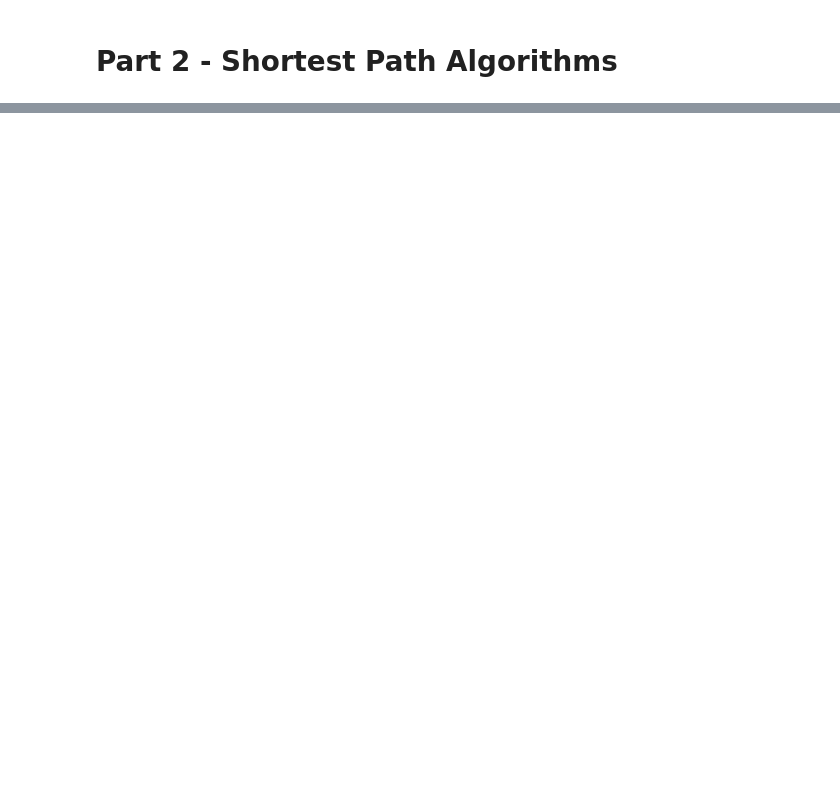
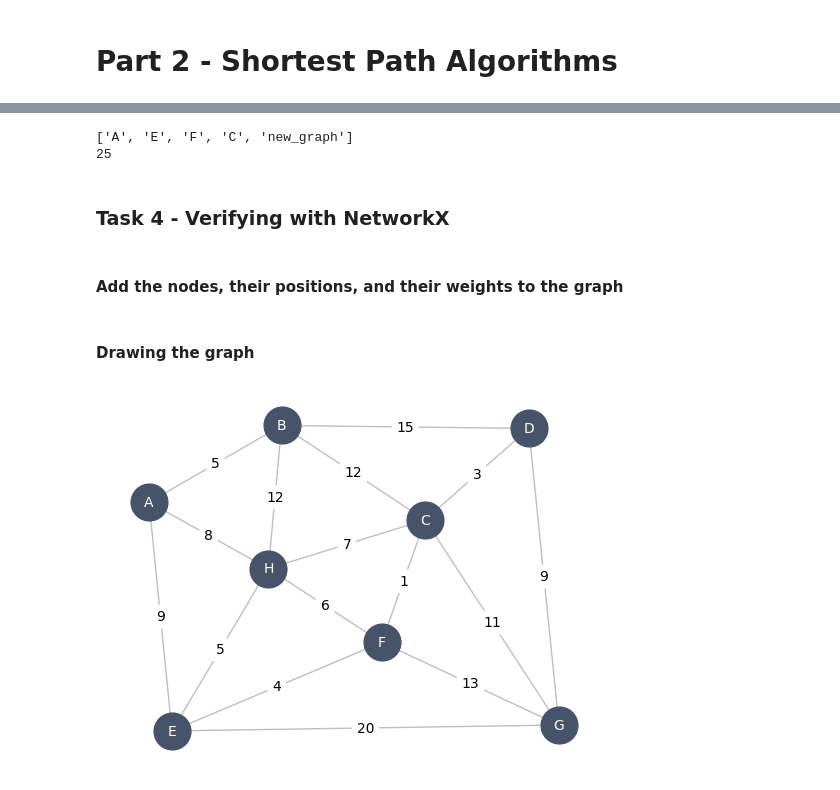
Before and after one commit to tlopesx/Data-Structures-Assignment-2, a Jupyter notebook: Part 2/Assignment 2 - Part 2.ipynb, the cells around one changed output, grey strips where cells are left out. Cells and saved outputs as stored; diff of their text form; code cells hidden in the pictures; blank space fills up the shorter version.

Commit message:
Realized I've done way more than I should have. Manual and NetworkX implementation of Dikstra's

```diff
--- a/Part 2/Assignment 2 - Part 2.ipynb
+++ b/Part 2/Assignment 2 - Part 2.ipynb
@@ -60,0 +145,12 @@ True
+# %%
+d  = Dijkstra(graph, 'A', 'new_graph')
+
+print(d.shortest_path)
+print(d.shortest_distance)
+# %% [output]
+['A', 'E', 'F', 'C', 'new_graph']
+25
+# %% [markdown]
+### Task 4 - Verifying with NetworkX
+# %% [markdown]
+#### Add the nodes, their positions, and their weights to the graph
@@ -60,0 +193,16 @@ True
+# %% [markdown]
+#### Drawing the graph
+# %%
+# Draw the nodes
+nx.draw_networkx_nodes(new_graph, pos, node_size=700, node_color='#465368')
+nx.draw_networkx_labels(new_graph, pos, labels={node: node for node in new_graph.nodes()}, font_color='white', font_size=10, font_family="sans-serif")
+
+# Draw the edges
+nx.draw_networkx_edges(new_graph, pos, alpha=0.5, edge_color="gray")
+edge_labels = nx.get_edge_attributes(new_graph, "weight")
+nx.draw_networkx_edge_labels(new_graph, pos, edge_labels, rotate=False)
+
+plt.axis("off")
+plt.show()
+# %% [output]
+[figure, added]
```
Also changed, not shown: parts of 12 cells of this notebook, 1 other file.
